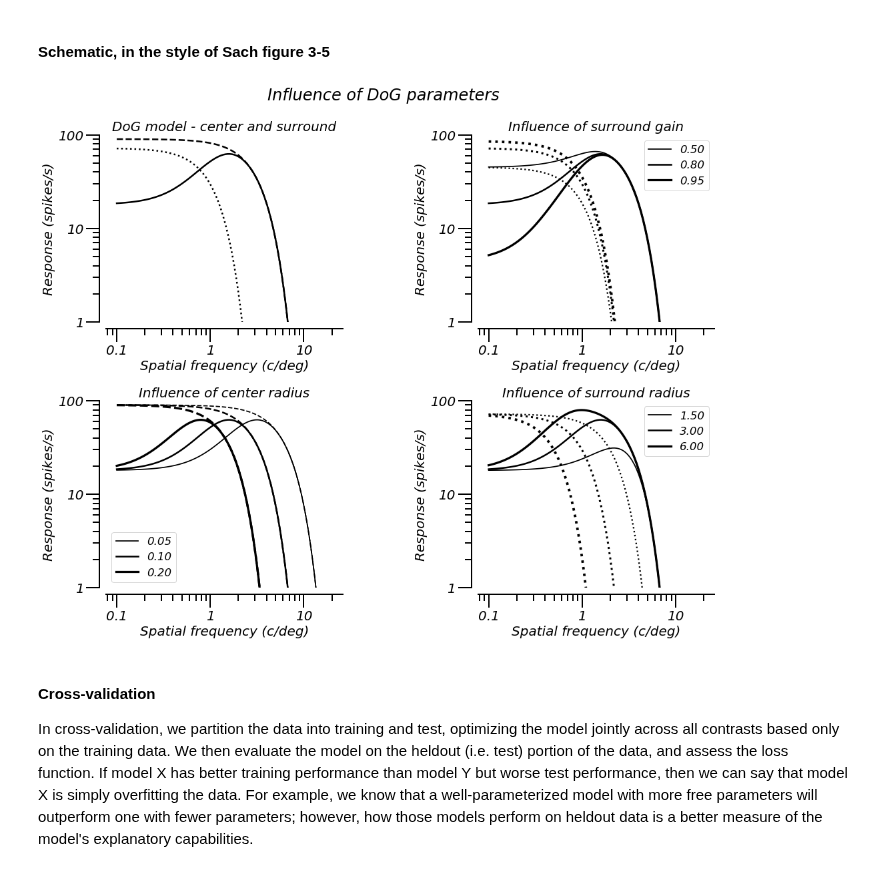
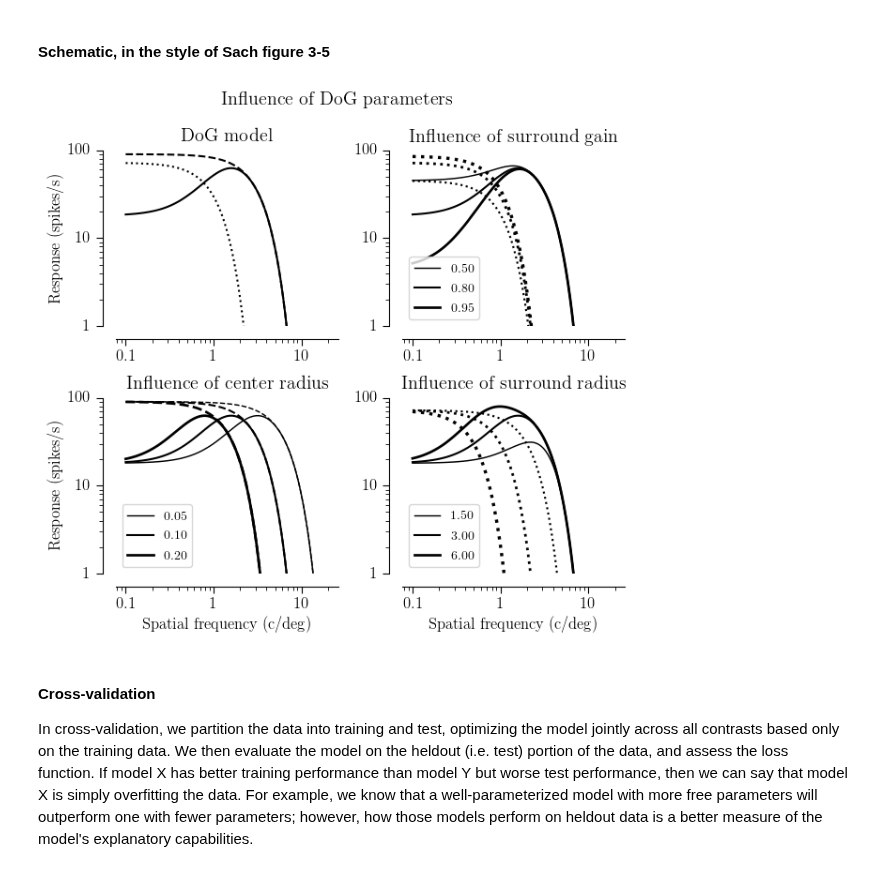
Before and after one commit to paul-levy/SF-diversity, a Jupyter notebook: 01_sfTuning_contrast.ipynb, the cells around one changed output. Drawn from its saved outputs; the diff is of its cells as text; code cells hidden in the pictures.

```diff
--- a/01_sfTuning_contrast.ipynb
+++ b/01_sfTuning_contrast.ipynb
@@ -25,13 +25,14 @@ import autoreload
 from IPython.core.display import display, HTML, Image
 
 import seaborn as sns
+import matplotlib as mpl
 import matplotlib.pyplot as plt
-plt.style.use('https://raw.githubusercontent.com/paul-levy/SF_diversity/master/paul_plt_style.mplstyle');
+# plt.style.use('https://raw.githubusercontent.com/paul-levy/SF_diversity/master/paul_plt_style.mplstyle');
 import matplotlib.cm as cm
 import matplotlib.backends.backend_pdf as pltSave
 from matplotlib.ticker import FuncFormatter
 %matplotlib inline
-plt.style.use('https://raw.githubusercontent.com/paul-levy/SF_diversity/master/paul_plt_style.mplstyle');
+# plt.style.use('https://raw.githubusercontent.com/paul-levy/SF_diversity/master/paul_plt_style.mplstyle');
 
 base_dir = os.getcwd() + '/';
 
@@ -107,7 +114,8 @@ vals = np.geomspace(0.1, 20, 100);
 del_linewidth = True;
 
 nrow, ncol = 2,2
-f, ax = plt.subplots(nrow, ncol, figsize=(nrow*8,ncol*6))
+# f, ax = plt.subplots(nrow, ncol, figsize=(nrow*8,ncol*6))
+f, ax = plt.subplots(nrow, ncol, figsize=hf.set_size(tex_width, subplots=(nrow,ncol), extra_height=1.5));#figsize=(nrow*8,ncol*6))
 
 ### all log-log
 
@@ -121,7 +129,7 @@ only_sur[0] = ref_params[0] * ref_params[2];
 only_sur[1] = ref_params[1] * ref_params[3];
 only_sur[2] = 0;
 ax[0,0].plot(vals, hf.DoGsach(*only_sur, stim_sf=vals)[0], 'k:')
-ax[0,0].set_title('DoG model - center and surround')
+ax[0,0].set_title('DoG model')
 
 # then, vol difference
 vols = [0.5,0.8,0.95]
@@ -183,37 +191,39 @@ for ii,r in enumerate(rss):
 
     # pretend the surround is the center, and plot just that
     prms_curr[0] = prms_curr[0]*prms_curr[2];
     prms_curr[1] = prms_curr[1]*prms_curr[3];
     prms_curr[2] = 0;
     ax[1,1].plot(vals, hf.DoGsach(*prms_curr, stim_sf=vals)[0], 'k:', linewidth=0.5+curr_lw) # add a bit extra width for the dotted lines!
     ax[1,1].legend(fontsize='small')
 ax[1,1].set_title('Influence of surround radius')
 
 for i,j in itertools.product(range(2),range(2)):
     ax[i,j].set_xscale('log')
     ax[i,j].set_yscale('log')
     ax[i,j].set_ylim([1, 100])
-    ax[i,j].set_xlabel('Spatial frequency (c/deg)')
-    ax[i,j].set_ylabel('Response (spikes/s)')
+    if i == 1:
+        ax[i,j].set_xlabel('Spatial frequency (c/deg)')
+    if j == 0:
+        ax[i,j].set_ylabel('Response (spikes/s)')
     ax[i,j].set_aspect('equal')
 
     for jj, axis in enumerate([ax[i,j].xaxis, ax[i,j].yaxis]):
         axis.set_major_formatter(FuncFormatter(lambda x,y: '%d' % x if x>=1 else '%.1f' % x)) # this will make everything in non-scientific notation!
 
 sns.despine(offset=10)
 f.suptitle(r'Influence of DoG parameters')
 
 f.tight_layout()
 
-saveName = "/01_01_02_sach_simulation%s.pdf" % ('_dLW' if del_linewidth else '');
+saveName = "/01_01_02_sach_simulation%s_NEW.pdf" % ('_dLW' if del_linewidth else '');
 full_save = os.path.dirname(save_loc);
 if not os.path.exists(full_save):
     os.makedirs(full_save)
 pdfSv = pltSave.PdfPages(full_save + saveName);
 pdfSv.savefig(f) # only one figure here...
 pdfSv.close()
 # %% [output]
-[figure, old version]
+[figure, new version]
 # %% [markdown]
 #### Cross-validation
 
```
Also changed, not shown: parts of 21 cells of this notebook, 3 other files.
